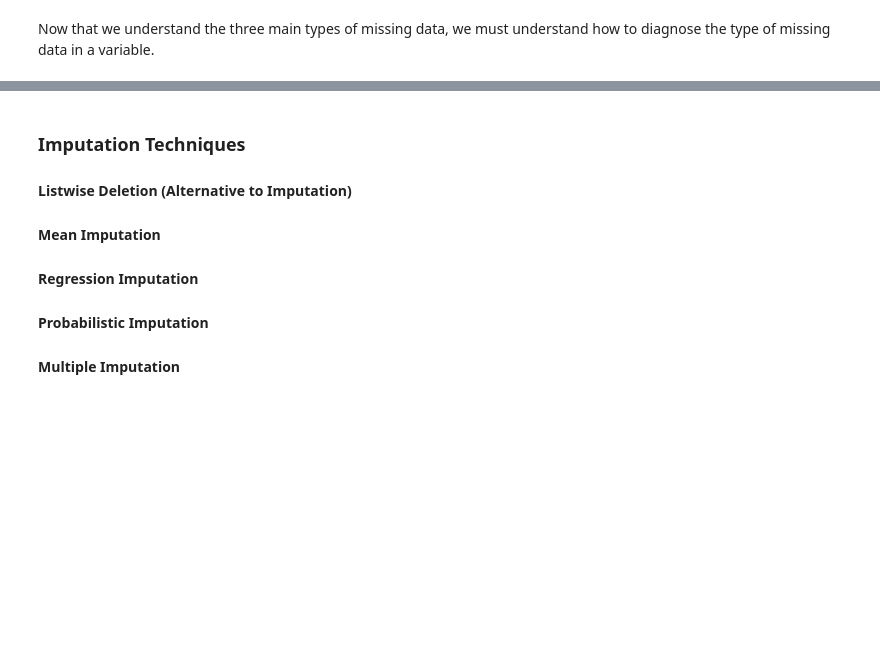
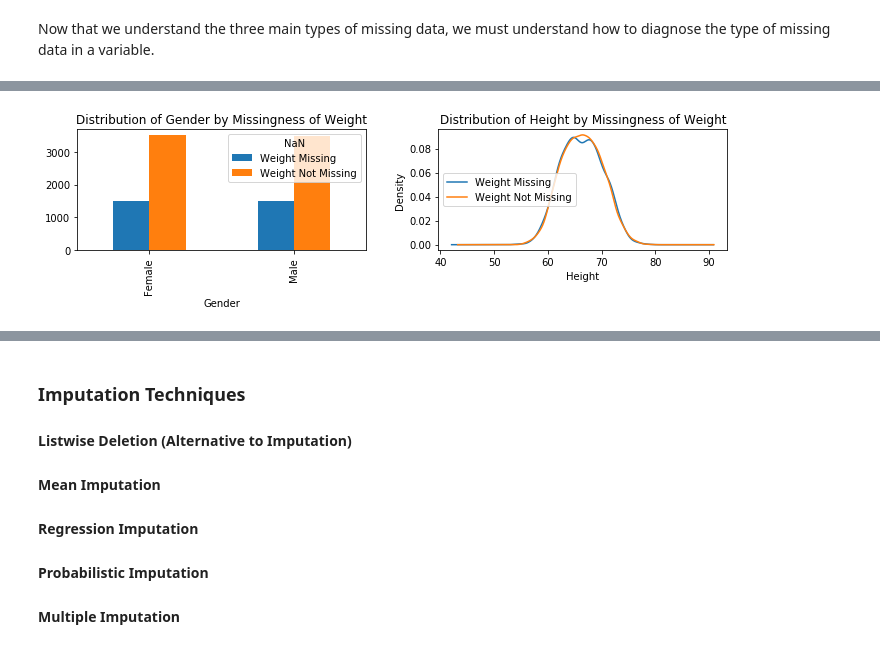
Before and after one commit to dleestat/quirky-data-science, a Jupyter notebook: quirky-data-science.ipynb, the cells around one changed output, grey strips where cells are left out. Saved outputs shown, nothing was run; the diff lists cells and outputs as text; code cells hidden in the pictures; blank space fills up the shorter version.

```diff
--- a/quirky-data-science.ipynb
+++ b/quirky-data-science.ipynb
@@ -293,0 +297,22 @@ Also note that we cannot empirically distinguish whether a variable is MAR or MN
+# %%
+def distributions_by_missingness(df):
+    fig, axes = plt.subplots(1, 2, figsize=[10,3])
+    (
+        df
+        .assign(NaN=df.Weight.isna().replace({True:'Weight Missing', False:'Weight Not Missing'}))
+        .pivot_table(index='Gender', columns='NaN', aggfunc='size')
+        .plot(kind='bar', ax=axes[0], title='Distribution of Gender by Missingness of Weight')
+    )
+    (
+        df
+        .assign(NaN=df.Weight.isna().replace({True:'Weight Missing', False:'Weight Not Missing'}))
+        .groupby('NaN')
+        .Height
+        .plot(kind='kde', ax=axes[1], title='Distribution of Height by Missingness of Weight', legend=True)
+    )
+    axes[1].set_xlabel('Height')
+    fig.tight_layout()
+# %%
+distributions_by_missingness(MCAR)
+# %% [output]
+[figure, added]
```
Also changed, not shown: parts of 10 cells of this notebook.
